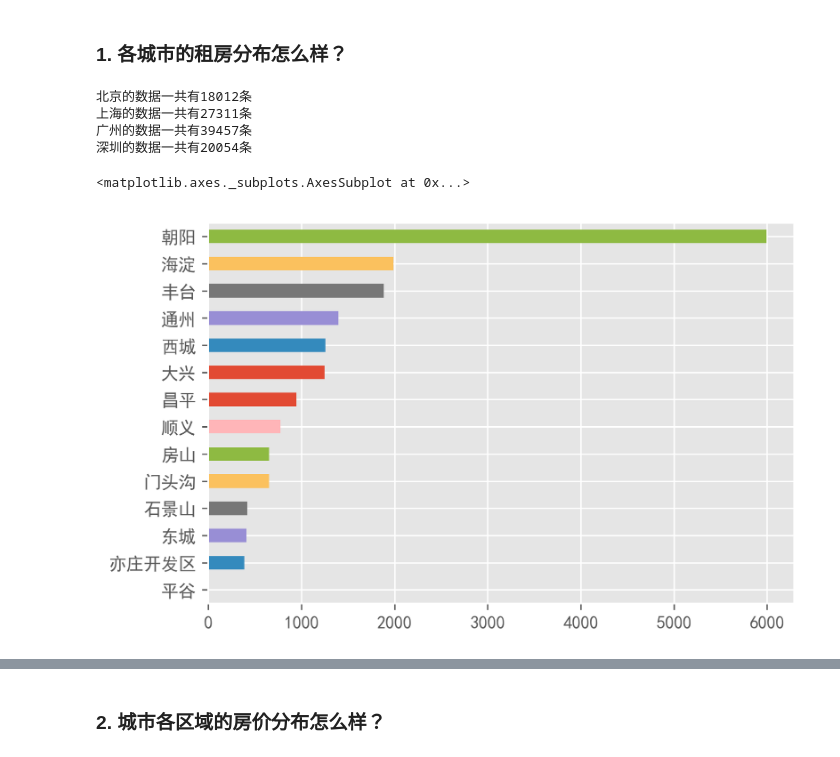
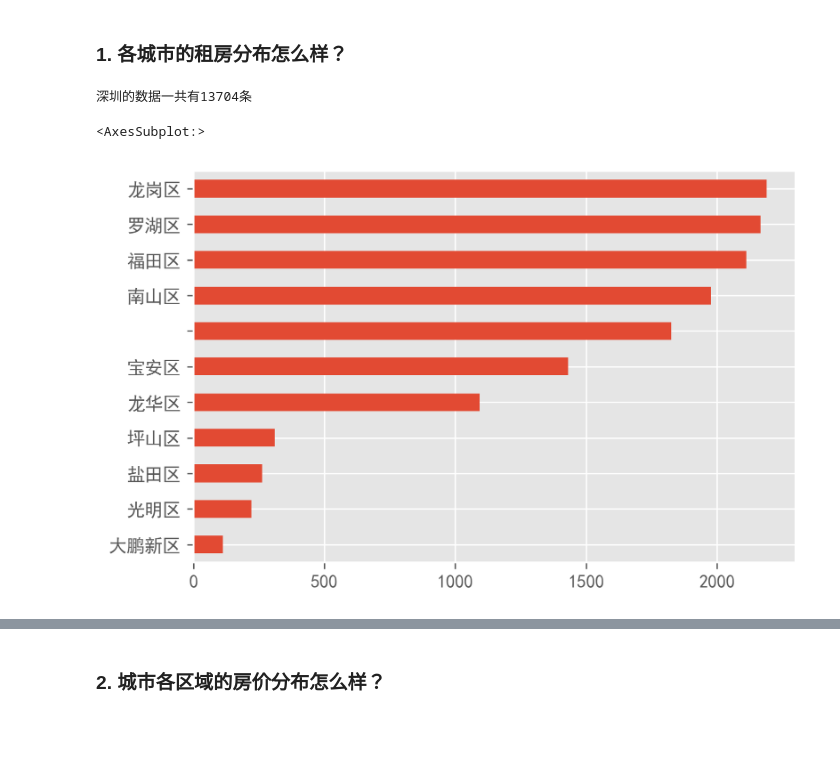
Before and after one commit to SunDawning/sundawning.github.io, a Jupyter notebook: projects/node/LianjiaRentplatHouseShenzhen/index.ipynb, the cells around one changed output, grey strips where cells are left out. Cells and saved outputs as stored; diff of their text form; code cells hidden in the pictures; blank space fills up the shorter version.

```diff
--- a/projects/node/LianjiaRentplatHouseShenzhen/index.ipynb
+++ b/projects/node/LianjiaRentplatHouseShenzhen/index.ipynb
@@ -189,19 +203,13 @@ def get_city_zf_loc(city, city_short, col=['longitude', 'latitude', 'dist'], dat
     data_latlon['latlon'] = data_latlon['longitude'].str.cat(data_latlon['latitude'], sep=',')
     data_latlon.to_csv(file_name, index=False)
     print(city+'的数据一共有{}条'.format(data_latlon.shape[0]))
-# %%
-get_city_zf_loc('北京', 'bj', ['longitude','latitude', 'dist'])
-get_city_zf_loc('上海', 'sh', ['longitude','latitude', 'dist'])
-get_city_zf_loc('广州', 'gz', ['longitude','latitude', 'dist'])
-get_city_zf_loc('深圳', 'sz', ['longitude','latitude', 'dist'])
-# %% [output]
-北京的数据一共有18012条
-上海的数据一共有27311条
-广州的数据一共有39457条
-深圳的数据一共有20054条
+# %%
+get_city_zf_loc('深圳', 'sz', ['longitude','latitude', 'district_name'])
+# %% [output]
+深圳的数据一共有13704条
 # %%
 fig = plt.figure(dpi=300)
-data.dropna(subset=['latitude', 'longitude'])[data['city']=='北京']['dist'].value_counts(ascending=True).plot.barh()
+data.dropna(subset=['latitude', 'longitude'])[data['city']=='深圳']['district_name'].value_counts(ascending=True).plot.barh()
 # %% [output]
-<matplotlib.axes._subplots.AxesSubplot at 0x...>
+<AxesSubplot:>
-[figure, old version]
+[figure, new version]
```
Also changed, not shown: parts of 54 cells of this notebook.
